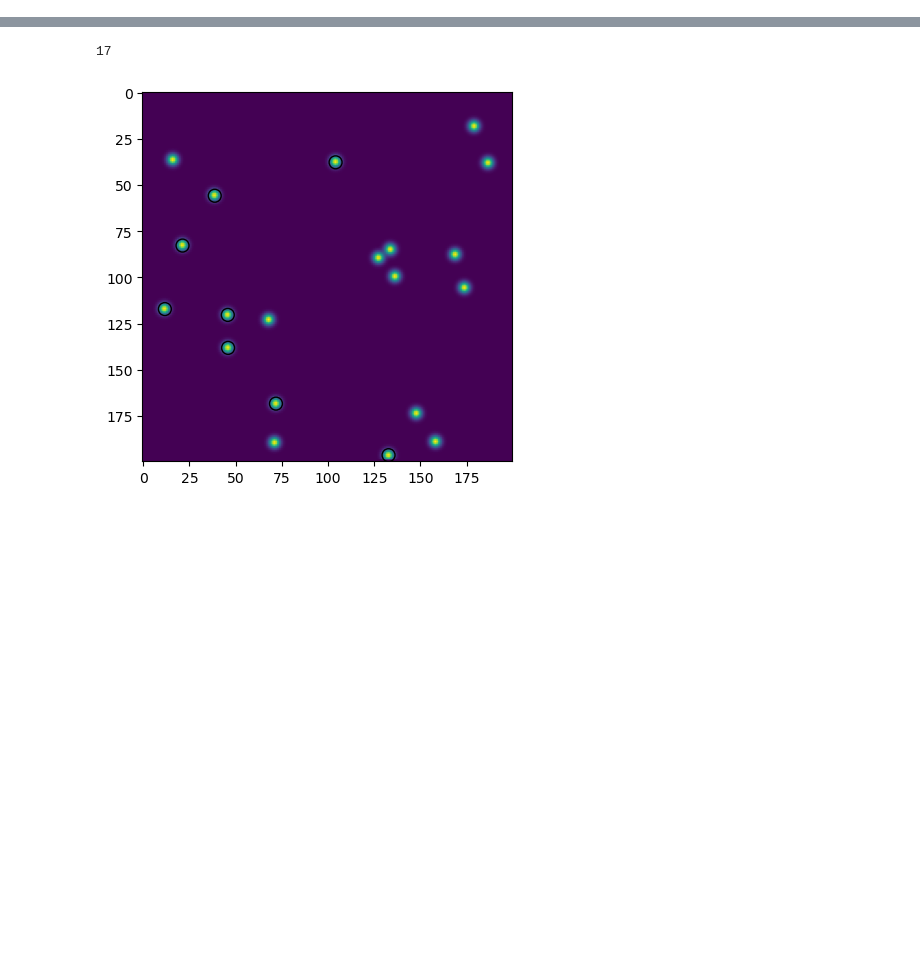
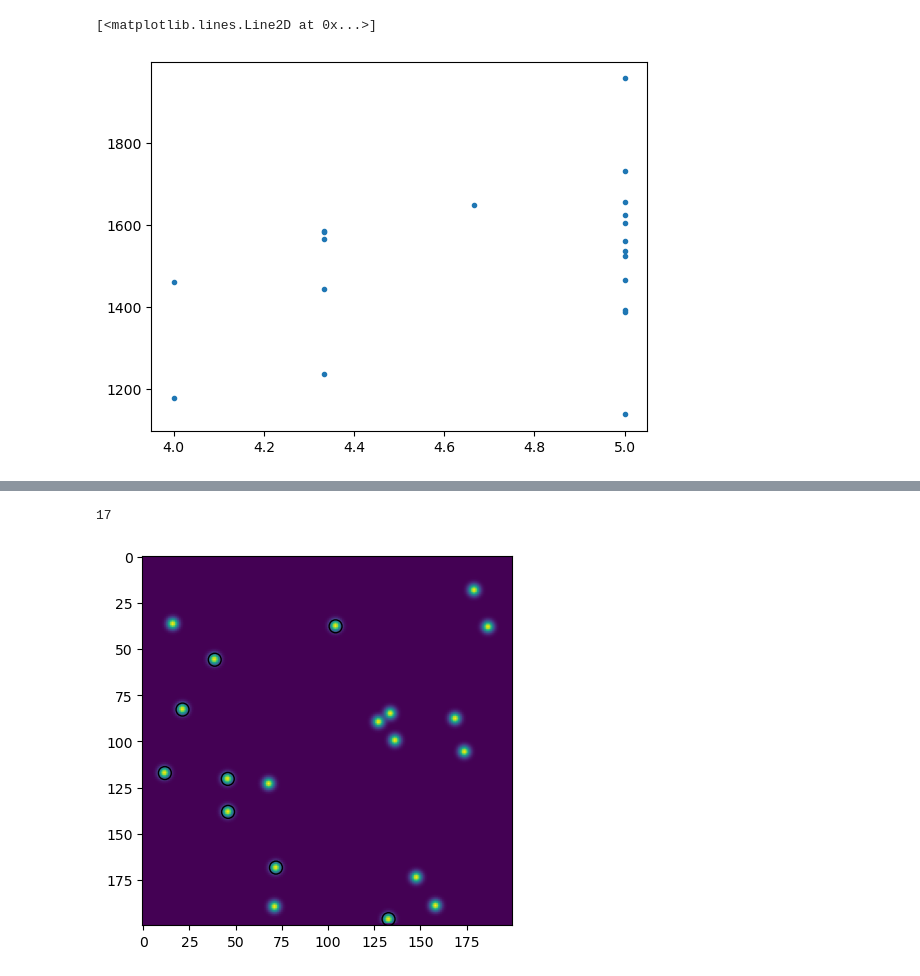
Before and after one commit to amfaber/tracking_optimizations, a Jupyter notebook: gpu-tracking/testing/video_sims/sims.ipynb, the cells around one changed output, grey strips where cells are left out. Saved outputs shown, nothing was run; the diff lists cells and outputs as text; code cells hidden in the pictures; blank space fills up the shorter version.

```diff
--- a/gpu-tracking/testing/video_sims/sims.ipynb
+++ b/gpu-tracking/testing/video_sims/sims.ipynb
@@ -56,0 +50,5 @@ load_dump("../mean_pic")
+# %%
+plt.plot(df["r"], df["raw_mass_corrected"], ".")
+# %% [output]
+[<matplotlib.lines.Line2D at 0x...>]
+[figure, added]
```
Also changed, not shown: parts of 13 cells of this notebook, 9 other files.
